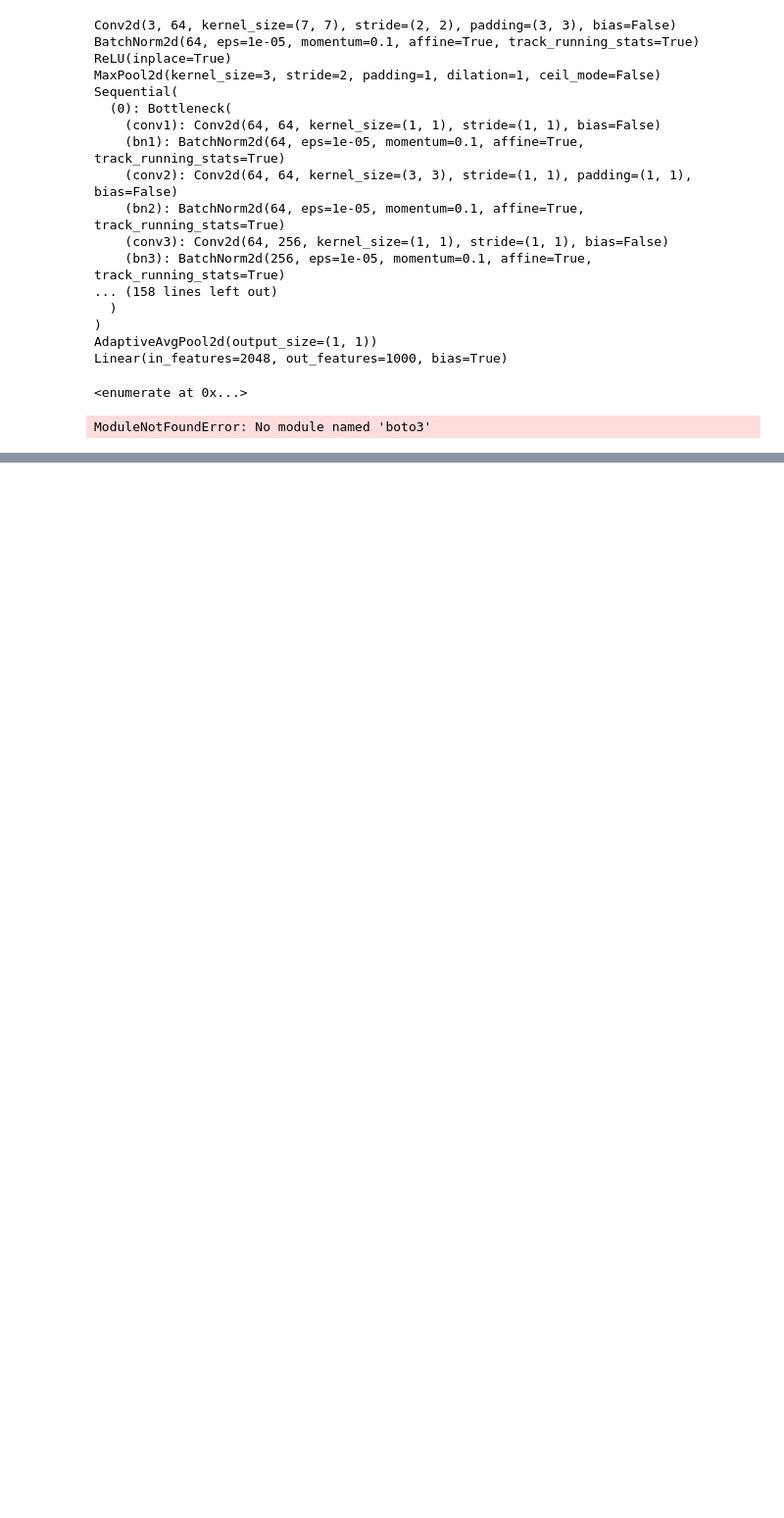
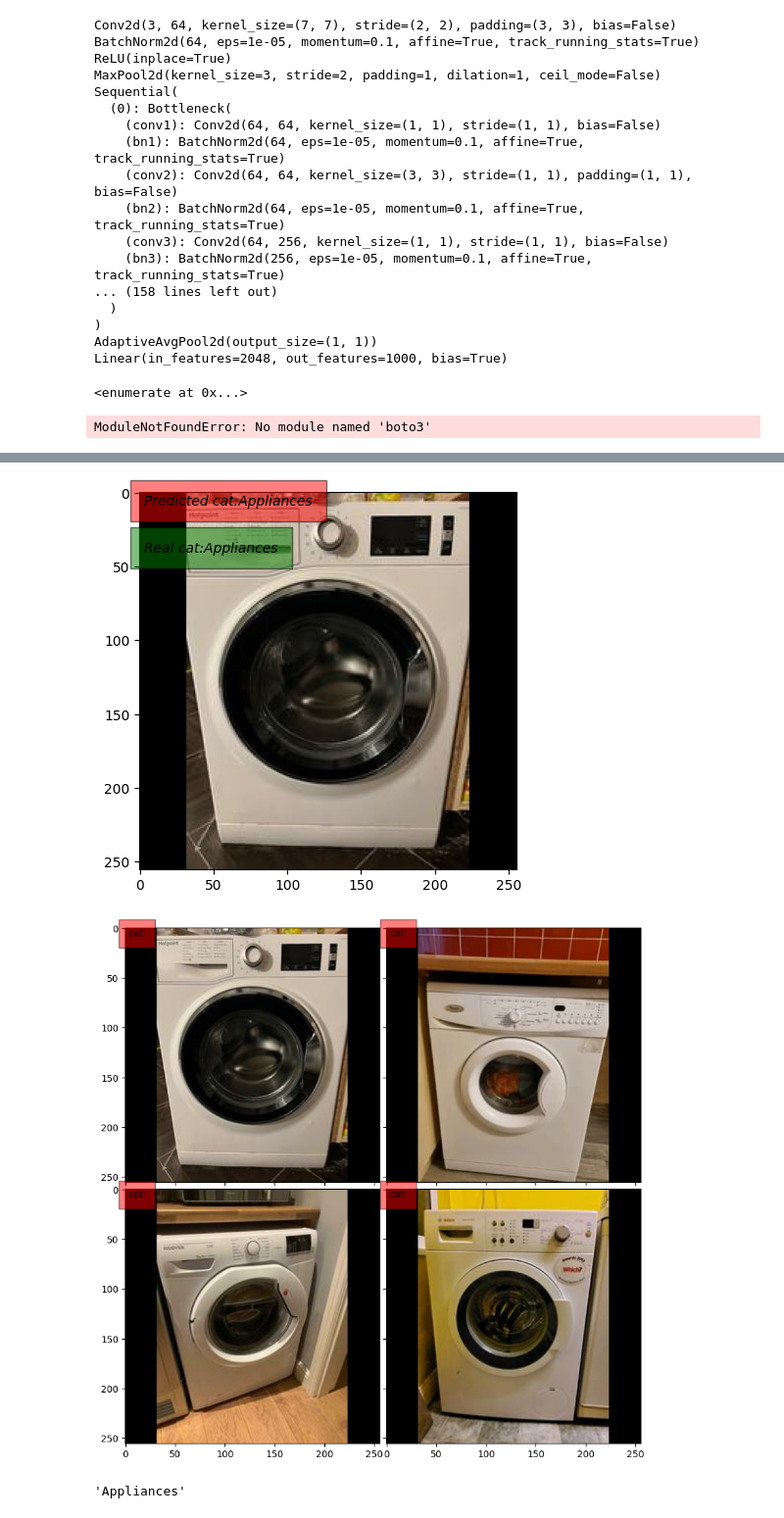
Before and after one commit to WitnessOfThe/facebook-marketplaces-recommendation-ranking-system, a Jupyter notebook: sandbox.ipynb, the cells around one changed output, grey strips where cells are left out. Shown at 98% size. Cells and saved outputs as stored; diff of their text form; code cells hidden in the pictures; blank space fills up the shorter version.

```diff
--- a/sandbox.ipynb
+++ b/sandbox.ipynb
@@ -193,0 +217,48 @@ Image.open(file_path+file_name)
+# %%
+import matplotlib.pyplot as plt
+from mpl_toolkits.axes_grid1 import ImageGrid
+import numpy as np
+from PIL import Image
+
+
+def plot_image_with_category(resp_dic,category_str,category_real):
+    fig = plt.figure(figsize=(5., 5.))
+    grid = ImageGrid(fig, 111,
+                    nrows_ncols=(1, 1),  # creates 2x2 grid of axes
+                    axes_pad=0.1,  # pad between axes
+                    )
+    img_arr = []
+    img_arr.append(Image.open(file_path + resp_dic['image_labels'][0] + '.jpg'))
+
+    for ax, im in zip(grid, img_arr):
+        ax.imshow(im)
+        ax.text(3, 8, 'Predicted cat:'+category_str, style='italic',
+            bbox={'facecolor': 'red', 'alpha': 0.5, 'pad': 10})
+        ax.text(3, 40, 'Real cat:'+category_real, style='italic',
+            bbox={'facecolor': 'green', 'alpha': 0.5, 'pad': 10})
+
+def plot_images_with_category(resp_dic):
+    fig = plt.figure(figsize=(10., 10.))
+    grid = ImageGrid(fig, 111,
+                    nrows_ncols=(2, 2),  # creates 2x2 grid of axes
+                    axes_pad=0.1,  # pad between axes
+                    )
+    img_arr = []
+    for im in resp_dic['image_labels']:
+        img_arr.append(Image.open(file_path + im + '.jpg'))
+
+    for ax, im in zip(grid, img_arr):
+        ax.imshow(im)
+        ax.text(3, 8, 'cat:', style='italic',
+            bbox={'facecolor': 'red', 'alpha': 0.5, 'pad': 10})
+    plt.show()
+
+plot_image_with_category(resp_dic,category_req.json()['category'],'Appliances')
+plot_images_with_category(resp_dic)
+# %% [output]
+[figure, added]
+[figure, added]
+# %%
+category_req.json()['category']
+# %% [output]
+'Appliances'
```
Also changed, not shown: parts of 6 cells of this notebook, 9 other files.
